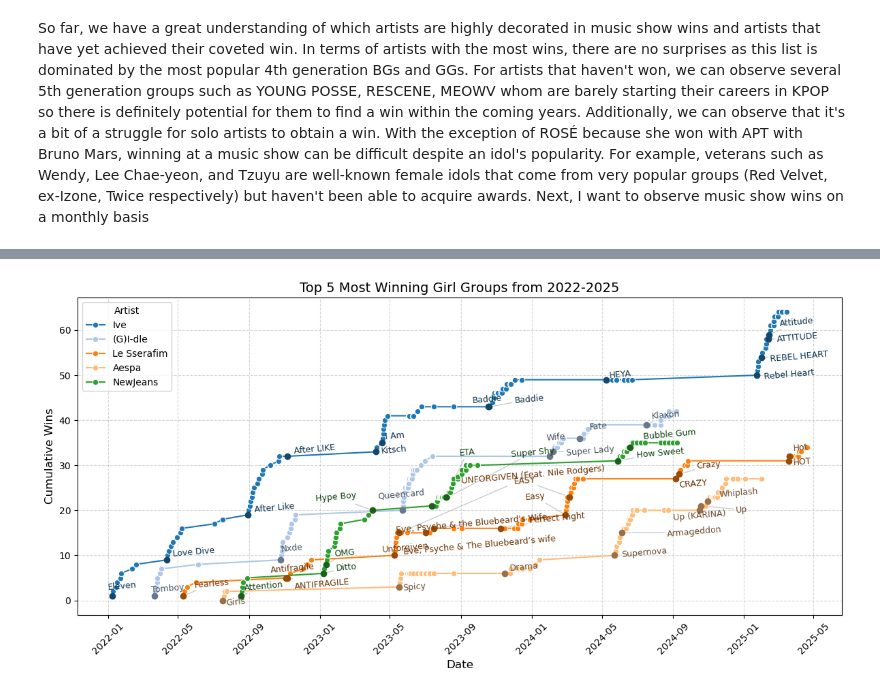
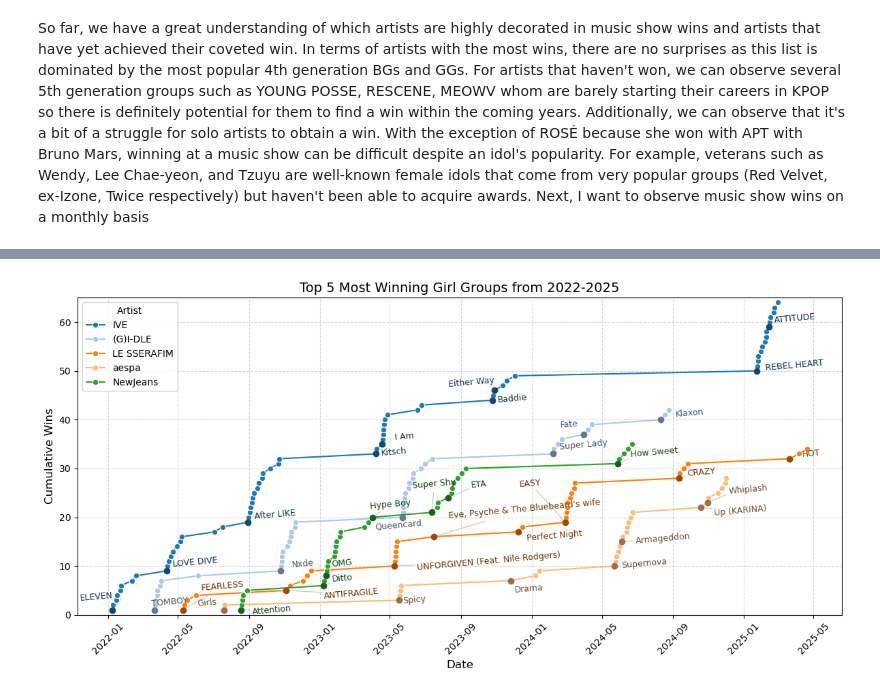
Before and after one commit to ccaban6/love-dive-into-kpop-music-show-winners, a Jupyter notebook: analysis_visualizations.ipynb, the cells around one changed output, grey strips where cells are left out. Drawn from its saved outputs; the diff is of its cells as text; code cells hidden in the pictures.

Commit message:
Updated Visualization file: Need to make more visuals

```diff
--- a/analysis_visualizations.ipynb
+++ b/analysis_visualizations.ipynb
@@ -15,5 +15,6 @@ df.head()
 # %%
 df['Date'] = pd.to_datetime(df['Date'], format='%Y-%m-%d')
+df['Winner'] = (df.Placement == 1).astype(int)
 df.info()
 # %% [output]
 <class 'pandas.core.frame.DataFrame'>
@@ -139,7 +106,7 @@ df[['Artist', 'Song']].to_clipboard()
 
 In this section, I want to explore some basic insights found within the data such as what group has the most wins, who is always on the cusp of achieving their first win, and the trends within the total amount of votes observed within certain time periods. Most of this analysis will likely pertain to the first 6 columns: `Show`, `Date`, `Artist`, `Song`, `Total`, and `Winner`
 # %%
-most_wins = df.groupby('Artist')['Winner'].sum().sort_values(ascending=False)
+most_wins = df[df.Placement == 1].groupby('Artist')['Placement'].sum().sort_values(ascending=False)
 display(most_wins[:10])
 # %% [output]
 Artist
@@ -193,6 +132,12 @@ df
 # %%
+columns_to_drop = ['file_path', 'vggish_dance', 'vggish_party', 'vggish_happy', 'vggish_sad', 'effnet_party',
+                   'effnet_happy', 'effnet_sad', 'effnet_approachability', 'effnet_engagement', 'effnet_timbre_bright', 'tempo']
+
 # Track the cumulative wins for a given group
-df = df.sort_values(by='Date').reset_index(drop=True)
-df['cumulative_wins'] = df.groupby('Artist')['Winner'].cumsum()
-df
+df_stats = df.copy().sort_values(by='Date').reset_index(drop=True)
+df_stats = df_stats.drop(columns=columns_to_drop)
+
+df_stats['cumulative_wins'] = df_stats.groupby('Artist')['Winner'].cumsum()
+
+df_stats.tail(10)
 # %% [output]
@@ -232,47 +175,60 @@ Name: Winner, dtype: int64
 # %%
 # Gather the top 5 Artists relative to wins
-top_5 = df.loc[df.Artist.isin(most_wins.keys()[:5])]
+top_5 = df_stats.loc[df_stats.Artist.isin(most_wins.keys()[:5])]
 top_5_artists = top_5.Artist.unique()
-first_wins = top_5.groupby(['Artist', 'Song'])['Date'].min().to_dict()
+top_5_wins = top_5.loc[top_5.Placement == 1]
+first_wins = top_5_wins.groupby(['Artist', 'Song'])['Date'].min().to_dict()
 # %%
 import seaborn as sns
 import matplotlib.pyplot as plt
 from adjustText import adjust_text
 
 # Function for darkening scatter points and text
 def darken(color, factor=0.6):
     return tuple([max(0, min(1, c*factor)) for c in color])
 
 plt.figure(figsize=(12, 6))
-palette = sns.color_palette("tab20", n_colors=5)
+palette = sns.color_palette('tab20', n_colors=5)
 artist_colors = dict(zip(top_5_artists, palette))
 
-sns.lineplot(data=top_5, x='Date', y='cumulative_wins', hue='Artist', marker='o', palette=artist_colors)
+sns.lineplot(data=top_5_wins, x='Date', y='cumulative_wins', hue='Artist', marker='o', palette=artist_colors)
 
 # Place the text and point to denote a song's first win
 texts = []
 for (artist, song), win_date in first_wins.items():
-    song_data = top_5[(top_5['Artist'] == artist) & (top_5['Date'] == win_date)]
+    song_data = top_5_wins[(top_5_wins['Artist'] == artist) & (top_5_wins['Date'] == win_date)]
     win_score = song_data['cumulative_wins'].values[0]
     song = song_data['Song'].values[0]
     darker_color = darken(artist_colors[artist], 0.6)
 
     plt.scatter(win_date, win_score, color=darker_color, zorder=5)
-    texts.append(plt.text(win_date, win_score, f"{song}", fontsize=9, rotation=5, color=darken(darker_color, .7), zorder=6))
+    texts.append(plt.text(win_date, win_score, f'{song}', fontsize=9, rotation=5.1, color=darken(darker_color, .7), zorder=6))
 
+# Make automatic adjustments
 adjust_text(texts, only_move={'text': 'xy'},
-            arrowprops=dict(arrowstyle="-", color='gray', alpha=0.4)
+            arrowprops=dict(arrowstyle='-', color='gray', alpha=0.4)
             )
 
+# Manual Text Adjustments
+for text in texts:
+    if text.get_text() in ['ELEVEN', 'Girls', 'Fate']:
+        text.set_position((text.get_position()[0] - (pd.Timedelta(days=45)/pd.Timedelta(days=1)), text.get_position()[1]))
+    elif text.get_text() in 'Either Way':
+        text.set_position((text.get_position()[0] - (pd.Timedelta(days=90)/pd.Timedelta(days=1)), text.get_position()[1]))
+    elif text.get_text() in ['HOT', 'I Am', 'Whiplash', 'Queencard', 'How Sweet', 'Klaxon', 'Super Lady', 'Nxde']:
+        text.set_position((text.get_position()[0] + (pd.Timedelta(days=16)/pd.Timedelta(days=1)), text.get_position()[1]))
+
+
 plt.xticks(rotation=45)
+plt.ylim(0, max(top_5_wins.cumulative_wins + 1))
 
-plt.title("Top 5 Most Winning Girl Groups from 2022-2025", fontsize=14)
-plt.xlabel("Date", fontsize=12)
-plt.ylabel("Cumulative Wins", fontsize=12)
+plt.title('Top 5 Most Winning Girl Groups from 2022-2025', fontsize=14)
+plt.xlabel('Date', fontsize=12)
+plt.ylabel('Cumulative Wins', fontsize=12)
 
 plt.tight_layout()
 plt.grid(True, linestyle='--', alpha=0.5)
 plt.show()
 # %% [output]
-[figure, old version]
+[figure, new version]
 # %%
```
Also changed, not shown: parts of 21 cells of this notebook, 1 other file.
